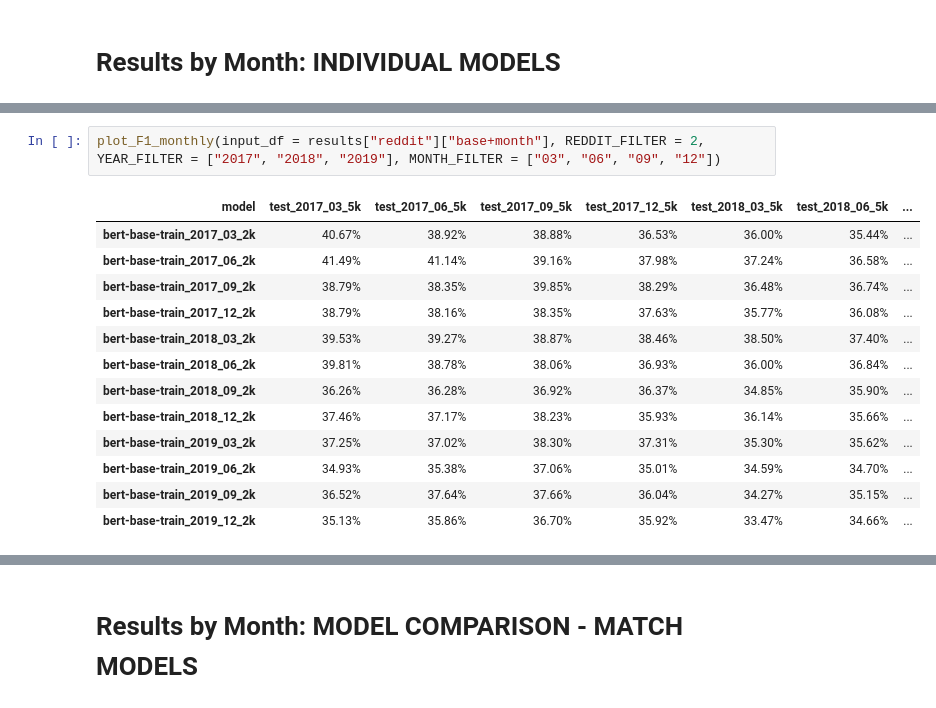
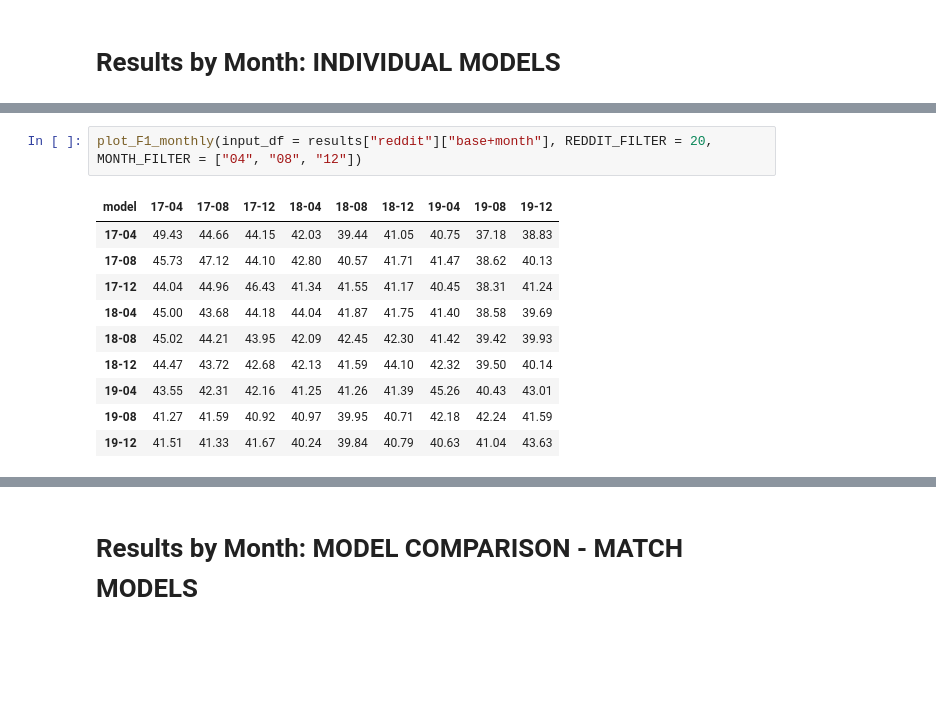
Before and after one commit to paul-rottger/temporal-adaptation, a Jupyter notebook: 4_evaluation/classification/evaluate_classification_results.ipynb, the cells around one changed output, grey strips where cells are left out. Drawn from its saved outputs; the diff is of its cells as text; blank space fills up the shorter version.

Commit message:
cumu pretrain reddit

```diff
--- a/4_evaluation/classification/evaluate_classification_results.ipynb
+++ b/4_evaluation/classification/evaluate_classification_results.ipynb
@@ -157,17 +223,14 @@ def plot_F1_monthly(input_df, REDDIT_FILTER=0, F1_TYPE = "macro",
 # %%
-plot_F1_monthly(input_df = results["reddit"]["base+month"], REDDIT_FILTER = 2, YEAR_FILTER = ["2017", "2018", "2019"], MONTH_FILTER = ["03", "06", "09", "12"])
+plot_F1_monthly(input_df = results["reddit"]["base+month"], REDDIT_FILTER = 20, MONTH_FILTER = ["04", "08", "12"])
 # %% [output]
-| model | test_2017_03_5k | test_2017_06_5k | test_2017_09_5k | test_2017_12_5k | test_2018_03_5k | test_2018_06_5k | ... |
-| bert-base-train_2017_03_2k | 40.67% | 38.92% | 38.88% | 36.53% | 36.00% | 35.44% | ... |
-| bert-base-train_2017_06_2k | 41.49% | 41.14% | 39.16% | 37.98% | 37.24% | 36.58% | ... |
-| bert-base-train_2017_09_2k | 38.79% | 38.35% | 39.85% | 38.29% | 36.48% | 36.74% | ... |
-| bert-base-train_2017_12_2k | 38.79% | 38.16% | 38.35% | 37.63% | 35.77% | 36.08% | ... |
-| bert-base-train_2018_03_2k | 39.53% | 39.27% | 38.87% | 38.46% | 38.50% | 37.40% | ... |
-| bert-base-train_2018_06_2k | 39.81% | 38.78% | 38.06% | 36.93% | 36.00% | 36.84% | ... |
-| bert-base-train_2018_09_2k | 36.26% | 36.28% | 36.92% | 36.37% | 34.85% | 35.90% | ... |
-| bert-base-train_2018_12_2k | 37.46% | 37.17% | 38.23% | 35.93% | 36.14% | 35.66% | ... |
-| bert-base-train_2019_03_2k | 37.25% | 37.02% | 38.30% | 37.31% | 35.30% | 35.62% | ... |
-| bert-base-train_2019_06_2k | 34.93% | 35.38% | 37.06% | 35.01% | 34.59% | 34.70% | ... |
-| bert-base-train_2019_09_2k | 36.52% | 37.64% | 37.66% | 36.04% | 34.27% | 35.15% | ... |
-| bert-base-train_2019_12_2k | 35.13% | 35.86% | 36.70% | 35.92% | 33.47% | 34.66% | ... |
+| model | 17-04 | 17-08 | 17-12 | 18-04 | 18-08 | 18-12 | 19-04 | 19-08 | 19-12 |
+| 17-04 | 49.43 | 44.66 | 44.15 | 42.03 | 39.44 | 41.05 | 40.75 | 37.18 | 38.83 |
+| 17-08 | 45.73 | 47.12 | 44.10 | 42.80 | 40.57 | 41.71 | 41.47 | 38.62 | 40.13 |
+| 17-12 | 44.04 | 44.96 | 46.43 | 41.34 | 41.55 | 41.17 | 40.45 | 38.31 | 41.24 |
+| 18-04 | 45.00 | 43.68 | 44.18 | 44.04 | 41.87 | 41.75 | 41.40 | 38.58 | 39.69 |
+| 18-08 | 45.02 | 44.21 | 43.95 | 42.09 | 42.45 | 42.30 | 41.42 | 39.42 | 39.93 |
+| 18-12 | 44.47 | 43.72 | 42.68 | 42.13 | 41.59 | 44.10 | 42.32 | 39.50 | 40.14 |
+| 19-04 | 43.55 | 42.31 | 42.16 | 41.25 | 41.26 | 41.39 | 45.26 | 40.43 | 43.01 |
+| 19-08 | 41.27 | 41.59 | 40.92 | 40.97 | 39.95 | 40.71 | 42.18 | 42.24 | 41.59 |
+| 19-12 | 41.51 | 41.33 | 41.67 | 40.24 | 39.84 | 40.79 | 40.63 | 41.04 | 43.63 |
 # %%
```
Also changed, not shown: parts of 16 cells of this notebook, 3 other files.
